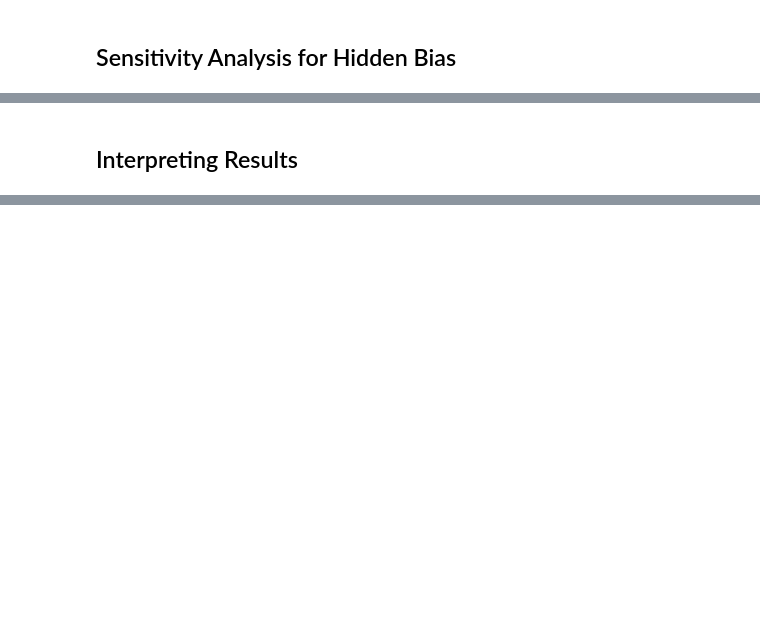
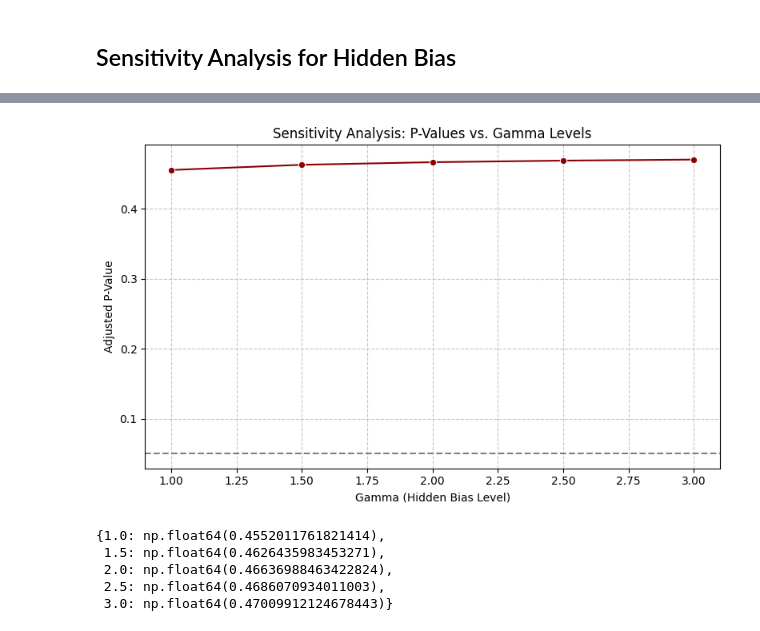
Before and after one commit to jbotmallen/DATA_ANALYTICS, a Jupyter notebook: Assigments/Lecture_1/Assignment_1_Data_Analytics.ipynb, the cells around one changed output, grey strips where cells are left out. Drawn from its saved outputs; the diff is of its cells as text; code cells hidden in the pictures; blank space fills up the shorter version.

```diff
--- a/Assigments/Lecture_1/Assignment_1_Data_Analytics.ipynb
+++ b/Assigments/Lecture_1/Assignment_1_Data_Analytics.ipynb
@@ -435,2 +477,69 @@ Atlas Scaling Factor P-Value difference: ✅ The treated and control groups are
-# %% [markdown]
-## Interpreting Results
+# %%
+import numpy as np
+from scipy.stats import norm
+import matplotlib.pyplot as plt
+import seaborn as sns
+
+def sensitivity_analysis(treated, control, covariate):
+    # Validate inputs
+    if covariate not in treated.columns:
+        raise ValueError(f"Covariate '{covariate}' not found in treated group columns: {treated.columns.tolist()}")
+    if covariate not in control.columns:
+        raise ValueError(f"Covariate '{covariate}' not found in control group columns: {control.columns.tolist()}")
+
+    if len(treated) != len(control):
+        min_size = min(len(treated), len(control))
+        treated = treated[:min_size]  # Trim to match sizes
+        control = control[:min_size]
+        print(f"Groups trimmed to size: {min_size}")
+
+    gamma_values = [1.0, 1.5, 2.0, 2.50, 3.0]  # Levels of hidden bias
+    p_values = []  # Store just p-values in a separate list
+
+    print(f"\nExtracting values for covariate: {covariate}")
+    treated_vals = treated[covariate].values
+    control_vals = control[covariate].values
+
+    print(f"Treated values summary: mean={np.mean(treated_vals):.2f}, std={np.std(treated_vals):.2f}")
+    print(f"Control values summary: mean={np.mean(control_vals):.2f}, std={np.std(control_vals):.2f}")
+
+    mean_diff = np.mean(treated_vals) - np.mean(control_vals)
+    std_diff = np.std(treated_vals - control_vals)
+
+    print(f"\nMean difference: {mean_diff:.2f}")
+    print(f"Standard deviation of differences: {std_diff:.2f}\n")
+
+    print("Calculating sensitivity analysis for different gamma values:")
+    for gamma in gamma_values:
+        # Adjust the odds ratio for hidden bias
+        sensitivity_factor = gamma / (1 + gamma)
+        adjusted_stat = mean_diff / (std_diff * sensitivity_factor)
+
+        # Calculate p-value
+        p_value = 1 - norm.cdf(abs(adjusted_stat))
+        p_values.append(p_value)
+        print(f"Gamma={gamma}: Sensitivity Analysis p-value = {p_value:.3f}")
+
+    print("\nCreating sensitivity analysis plot...")
+    # Create the plot
+    plt.figure(figsize=(8, 5))
+    sns.lineplot(x=gamma_values, y=p_values, marker="o", color="darkred")
+
+    plt.axhline(y=0.05, color='gray', linestyle='dashed')  # Significance threshold
+    plt.title("Sensitivity Analysis: P-Values vs. Gamma Levels")
+    plt.xlabel("Gamma (Hidden Bias Level)")
+    plt.ylabel("Adjusted P-Value")
+    plt.grid(True, linestyle='--', alpha=0.7)
+    plt.tight_layout()
+    plt.show()
+
+    return dict(zip(gamma_values, p_values))  # Return results as a dictionary
+
+matched_treated_ids  = [pair[0] for pair in matched_pairs]
+matched_control_ids  = [pair[1] for pair in matched_pairs]
+
+treated_matched = df[df["subject_id"].isin(matched_treated_ids)]
+control_matched = df[df["subject_id"].isin(matched_control_ids)]
+
+sensitivity_analysis(treated_matched, control_matched, "age")
+# %% [output]
@@ -436,0 +559,6 @@ Atlas Scaling Factor P-Value difference: ✅ The treated and control groups are
+[figure, added]
+{1.0: np.float64(0.4552011761821414),
+ 1.5: np.float64(0.4626435983453271),
+ 2.0: np.float64(0.46636988463422824),
+ 2.5: np.float64(0.4686070934011003),
+ 3.0: np.float64(0.47009912124678443)}
```
Also changed, not shown: parts of 24 cells of this notebook, 1 other file.
